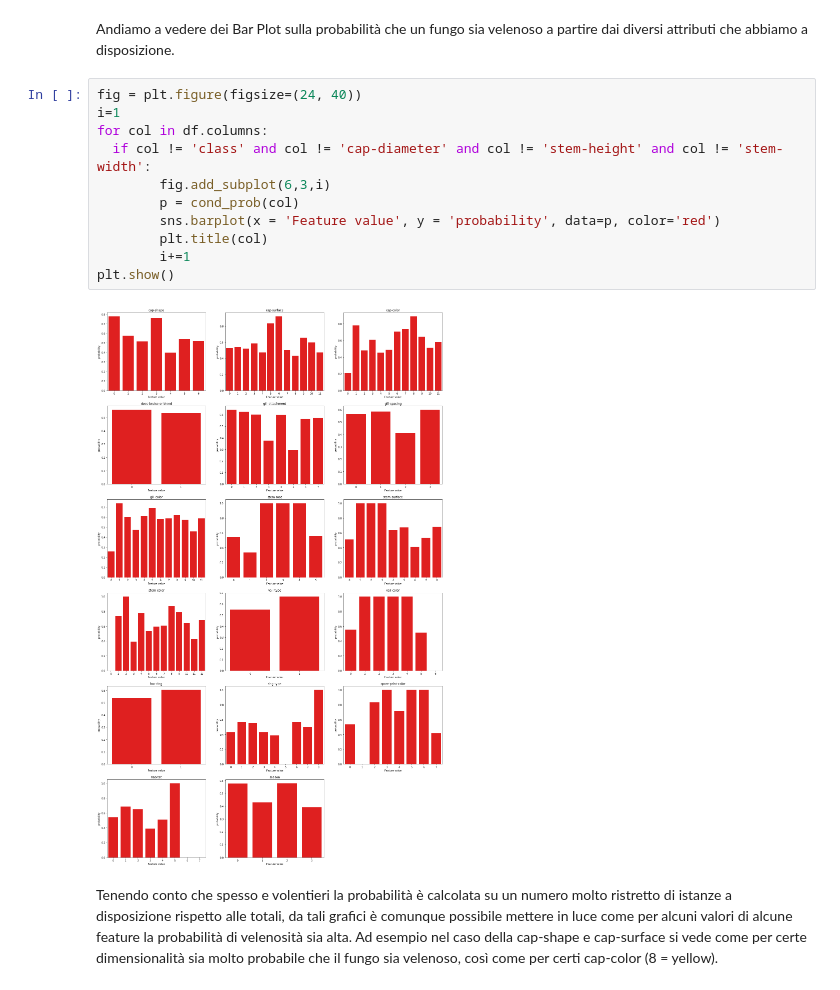
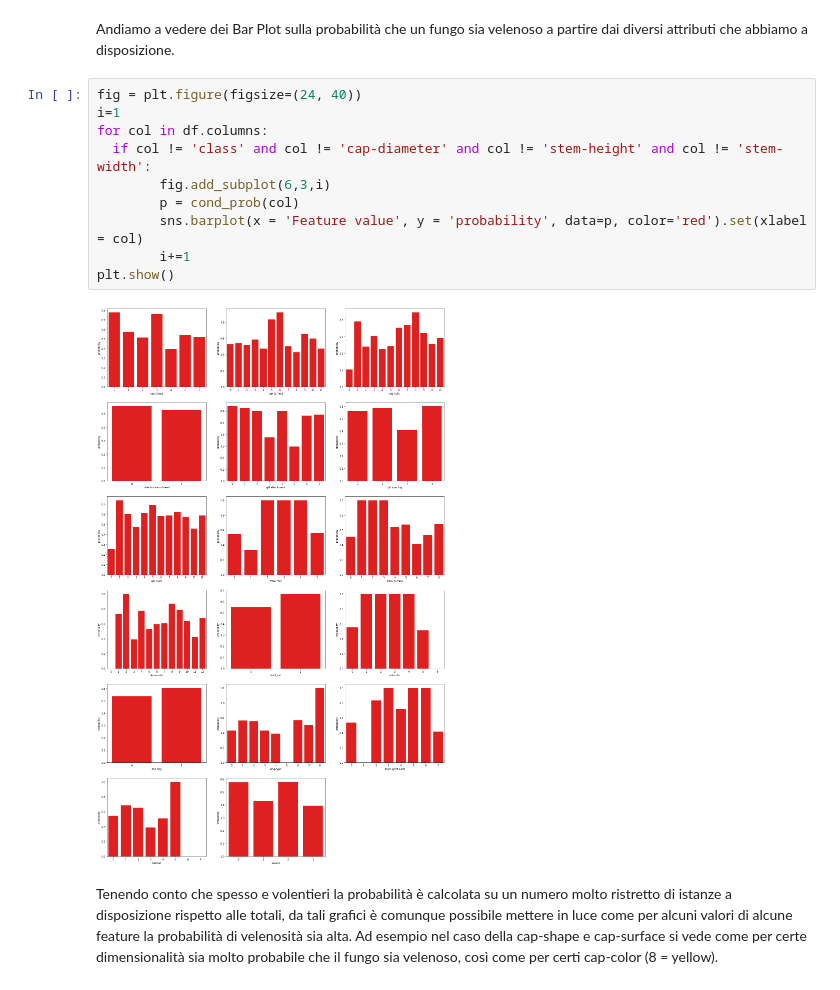
Before and after one commit to msalvati1997/mushrooms_classificator, a Jupyter notebook: mushroom.ipynb, the cells around one changed output. Cells and saved outputs as stored; diff of their text form.

```diff
--- a/mushroom.ipynb
+++ b/mushroom.ipynb
@@ -441,16 +439,15 @@ Andiamo a vedere dei Bar Plot sulla probabilità che un fungo sia velenoso a par
 # %%
 fig = plt.figure(figsize=(24, 40))
 i=1
 for col in df.columns:
   if col != 'class' and col != 'cap-diameter' and col != 'stem-height' and col != 'stem-width':
         fig.add_subplot(6,3,i)
         p = cond_prob(col)
-        sns.barplot(x = 'Feature value', y = 'probability', data=p, color='red')
-        plt.title(col)
+        sns.barplot(x = 'Feature value', y = 'probability', data=p, color='red').set(xlabel = col)
         i+=1
 plt.show()
 # %% [output]
-[figure, old version]
+[figure, new version]
 # %% [markdown]
 Tenendo conto che spesso e volentieri la probabilità è calcolata su un numero molto ristretto di istanze a disposizione rispetto alle totali, da tali grafici è comunque possibile mettere in luce come per alcuni valori di alcune feature la probabilità di velenosità sia alta.
 Ad esempio nel caso della cap-shape e cap-surface si vede come per certe dimensionalità sia molto probabile che il fungo sia velenoso, così come per certi cap-color (8 = yellow).
```
Also changed, not shown: parts of 5 cells of this notebook.
